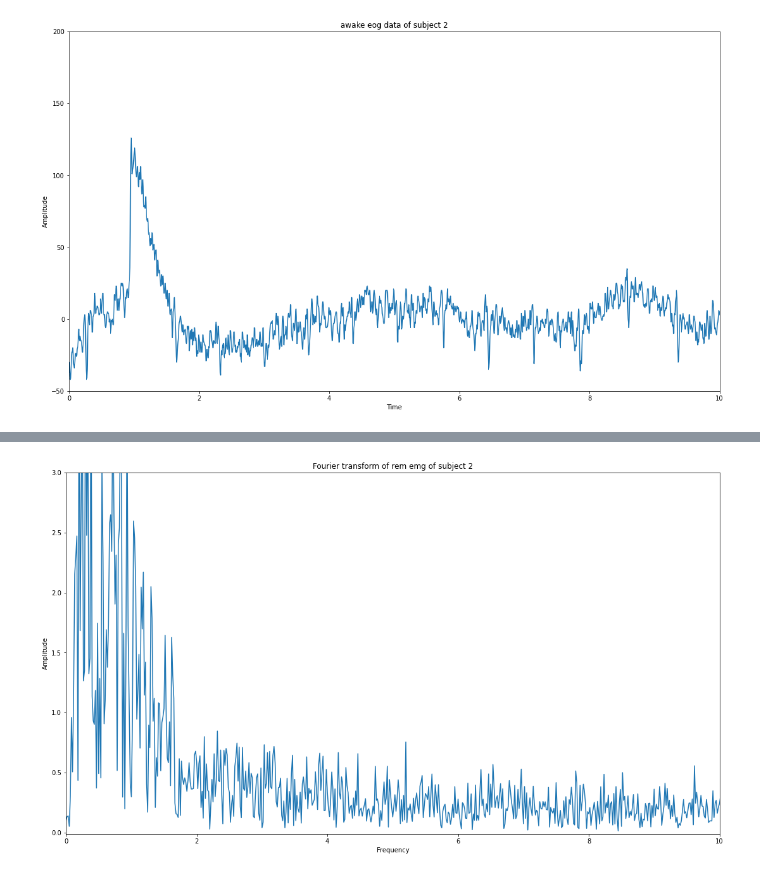
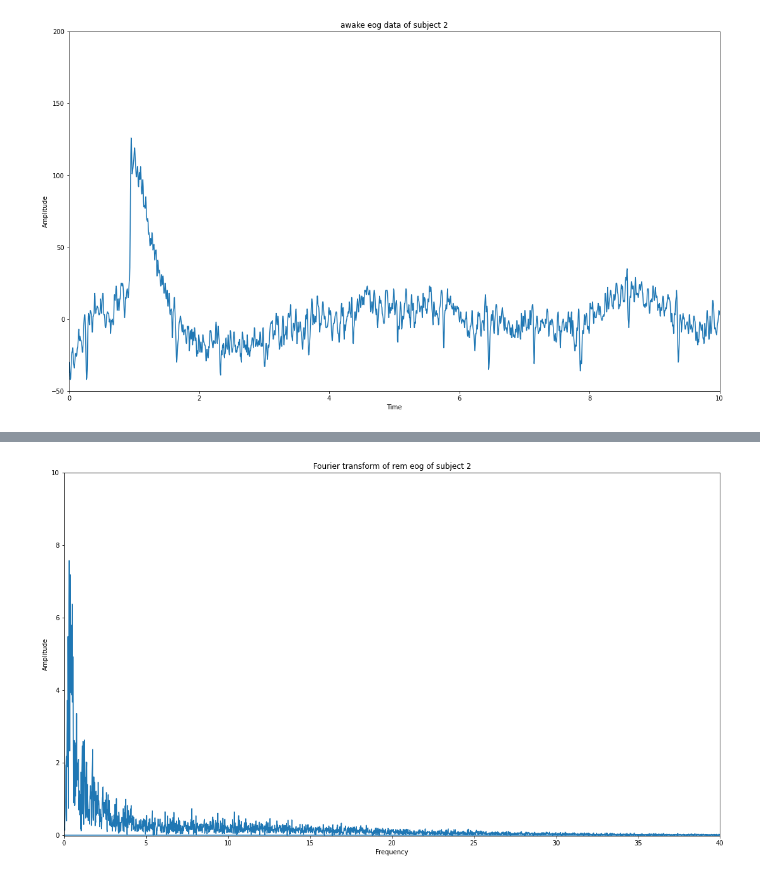
Before and after one commit to aerehn/DTEK0086, a Jupyter notebook: App5_Sleep_stage_classification_using_electromyography_and_electro_oculography_.ipynb, the cells around one changed output, grey strips where cells are left out. Saved outputs shown, nothing was run; the diff lists cells and outputs as text; code cells hidden in the pictures.

```diff
--- a/App5_Sleep_stage_classification_using_electromyography_and_electro_oculography_.ipynb
+++ b/App5_Sleep_stage_classification_using_electromyography_and_electro_oculography_.ipynb
@@ -149,8 +138,9 @@ for sleep_state in train_paths.keys():
       subject2_files[sleep_state].append(filename)
 # %%
 rem_data = pd.read_csv(train_paths["rem"]+"/"+subject1_files["rem"][0])
-rem_data2= pd.read_csv(train_paths["rem"]+"/"+subject2_files["rem"][0])
-nonrem_data=pd.read_csv(train_paths["nonrem"]+"/"+subject1_files["nonrem"][0])
-nonrem_data2=pd.read_csv(train_paths["nonrem"]+"/"+subject2_files["nonrem"][0])
+rem_data2= pd.read_csv(train_paths["rem"]+"/"+subject2_files["rem"][1])
+
+nonrem_data=pd.read_csv(train_paths["nonrem"]+"/"+subject1_files["nonrem"][1])
+nonrem_data2=pd.read_csv(train_paths["nonrem"]+"/"+subject2_files["nonrem"][1])
 awake_data=pd.read_csv(train_paths["awake"]+"/"+subject1_files["awake"][0])
 awake_data2=pd.read_csv(train_paths["awake"]+"/"+subject2_files["awake"][0])
@@ -228,15 +223,17 @@ from scipy.fft import fft, fftfreq
 import numpy as np
 # %%
 
-def plot_fourier_transform(data, title, fs=200,xlim=(-5,100),ylim=(-10,1000)):
+def plot_fourier_transform(data, title, fs=200,xlim=(-100,100),ylim=(-10,1000)):
   data=np.array(data[0:-1])
   N=len(data)
   yf = fft(data)
-  xf = fftfreq(N, 1 / fs)[:N//2]
+  #xf = fftfreq(N, 1 / fs)[:N//2]
+  xf = fftfreq(N, 1 / fs)
   fig, axs = plt.subplots()
   fig.set_size_inches(18.5, 10.5)
   axs.set_title(title)
-  axs.plot(xf, 2/N*np.abs(yf[0:N//2]), color='C0')
+  #axs.plot(xf, 2/N*np.abs(yf[0:N//2]), color='C0')
+  axs.plot(xf, 2/N*np.abs(yf), color='C0')
   axs.set_xlabel("Frequency")
   axs.set_ylabel("Amplitude")
   plt.xlim([xlim[0], xlim[1]]);
@@ -249,4 +264,4 @@ plot_fourier_transform(rem_data["emg"], "Fourier transform of rem emg of subject
 # %%
-plot_fourier_transform(rem_data2["eog"], "Fourier transform of rem emg of subject 2", fs=200,xlim=(0,10),ylim=(-0.01,3))
+plot_fourier_transform(rem_data2["eog"], "Fourier transform of rem eog of subject 2", fs=200,xlim=(0,40),ylim=(-0.01,10))
 # %% [output]
-[figure, old version]
+[figure, new version]
```
Also changed, not shown: parts of 22 cells of this notebook.
